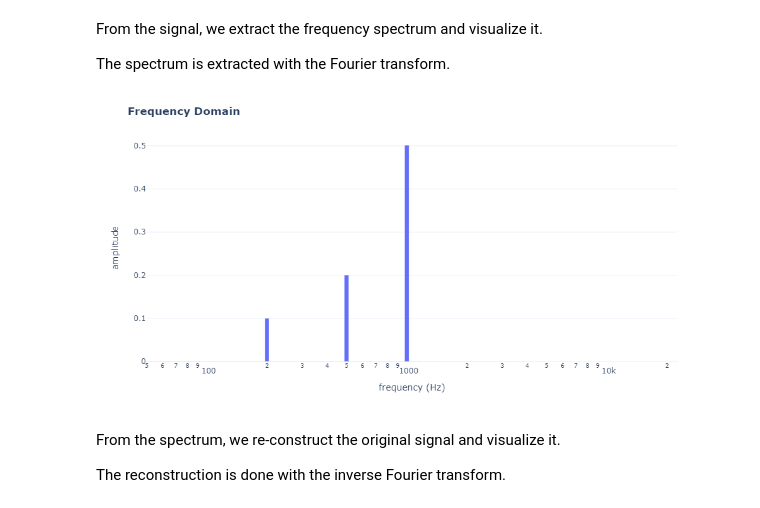
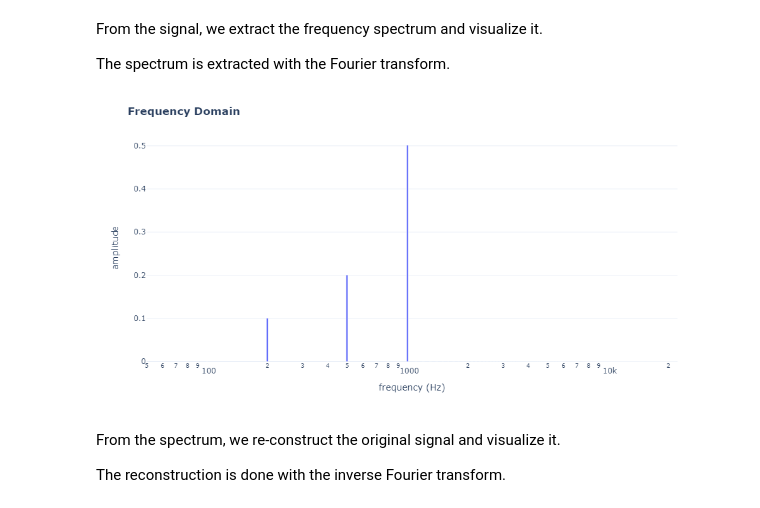
Before and after one commit to FlorinAndrei/misc, a Jupyter notebook: time_domain_frequency_domain/demo.ipynb, the cells around one changed output. Cells and saved outputs as stored; diff of their text form; code cells hidden in the pictures.

```diff
--- a/time_domain_frequency_domain/demo.ipynb
+++ b/time_domain_frequency_domain/demo.ipynb
@@ -70,24 +70,24 @@ The spectrum is extracted with the Fourier transform.
 # %%
 yf = np.abs(rfft(signal["amplitude"].to_numpy()))
 xf = rfftfreq(round(sample_rate * duration), 1 / sample_rate)
 
 spectrum = pd.DataFrame({"frequency": xf, "amplitude": yf})
 
 # rfft() has an amplitude factor that requires / 220 for visualization
 px.bar(
     x=spectrum["frequency"],
     y=spectrum["amplitude"] / 220,
     log_x=True,
     width=1000,
     height=500,
-).update_traces(width=spectrum["frequency"] / 20).update_layout(
+).update_traces(width=spectrum["frequency"] / 50).update_layout(
     xaxis_title="frequency (Hz)",
     yaxis_title="amplitude",
     title="<b>Frequency Domain</b>",
     template="plotly_white",
 ).show("png")
 # %% [output]
-[figure, old version]
+[figure, new version]
 # %% [markdown]
 From the spectrum, we re-construct the original signal and visualize it.
 
```
